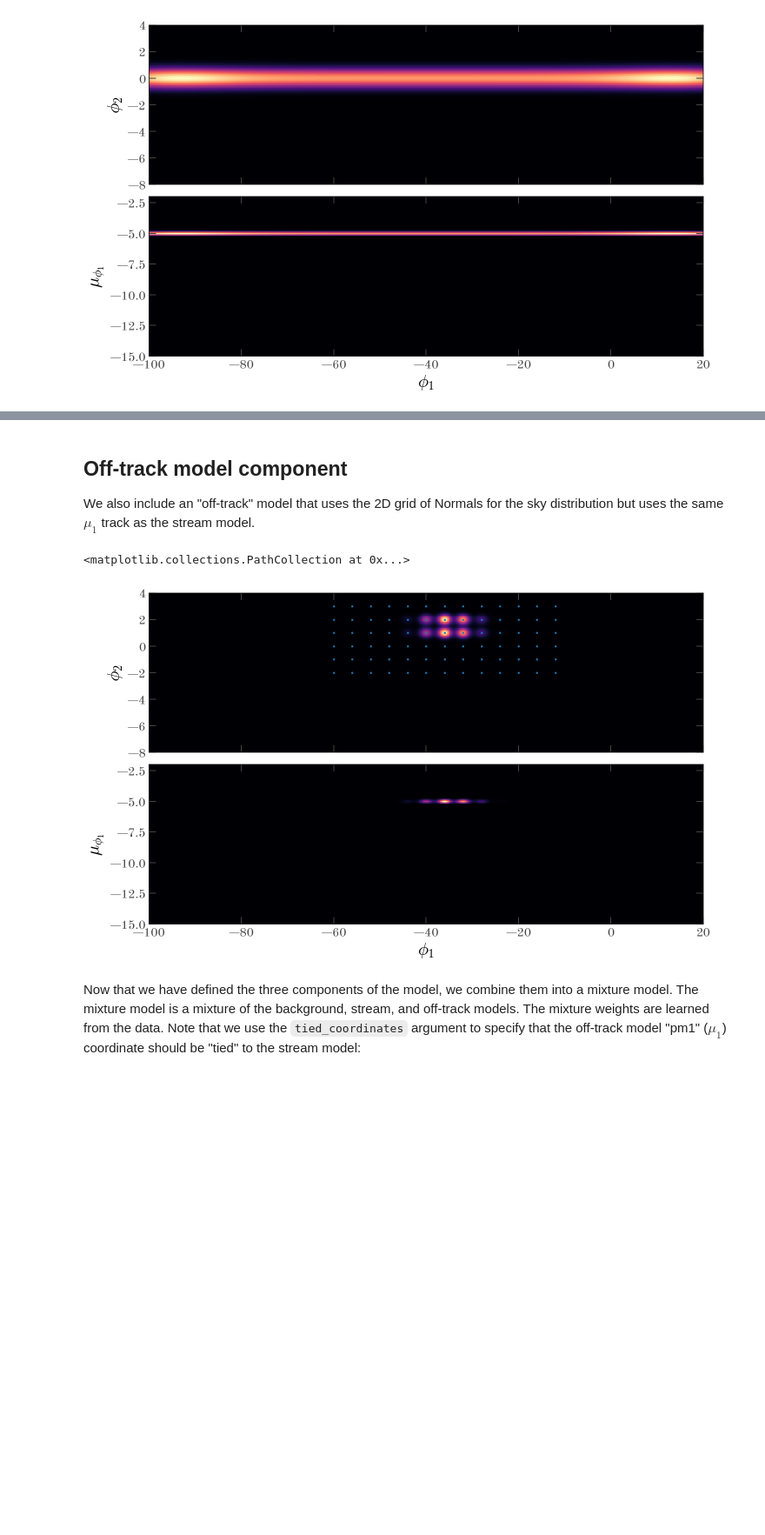
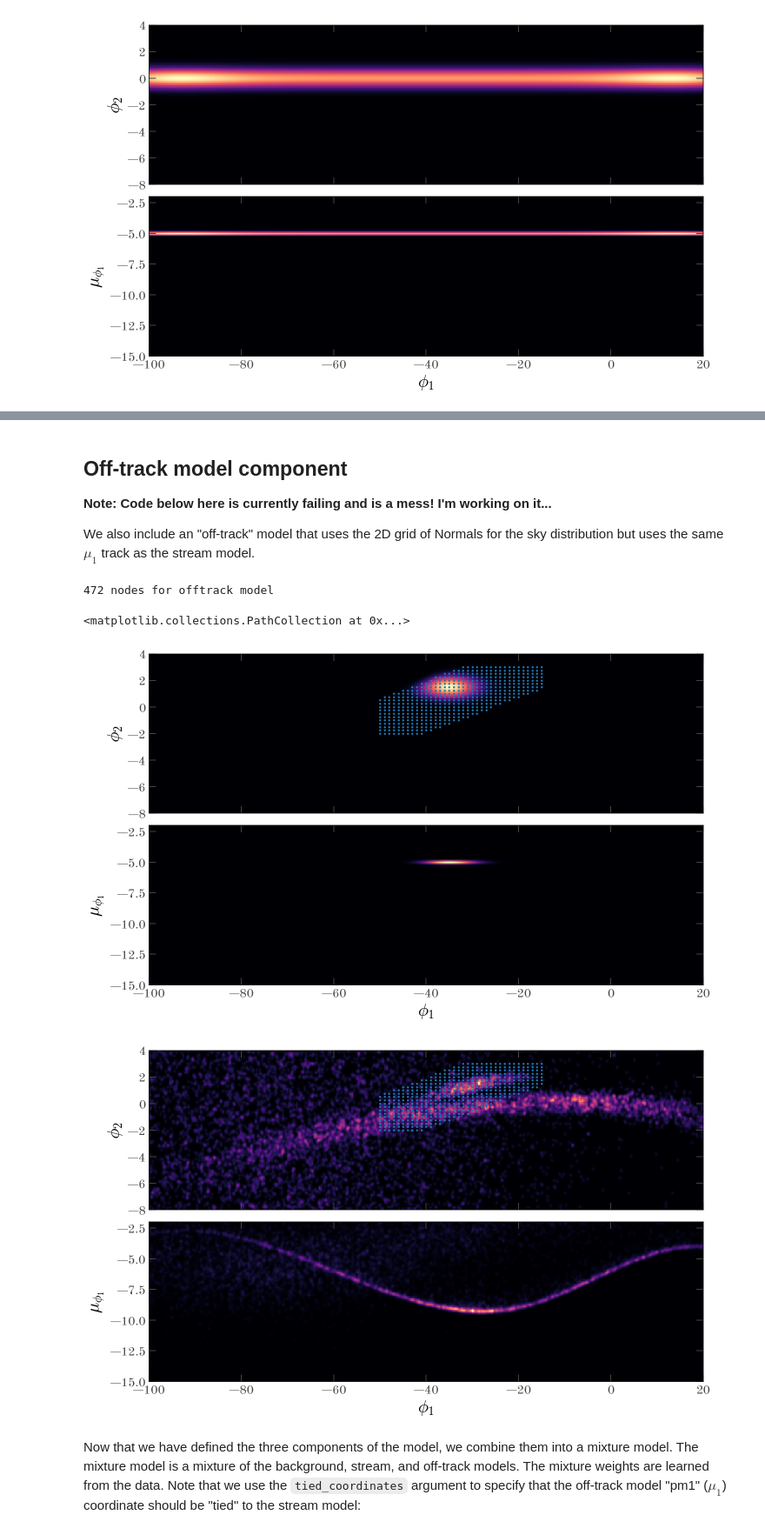
Before and after one commit to stellarstreams/stream-membership, a Jupyter notebook: notebooks/Tutorial-stream-offtrack-background.ipynb, the cells around one changed output, grey strips where cells are left out. Shown at 87% size. Drawn from its saved outputs; the diff is of its cells as text; code cells hidden in the pictures; blank space fills up the shorter version.

```diff
--- a/notebooks/Tutorial-stream-offtrack-background.ipynb
+++ b/notebooks/Tutorial-stream-offtrack-background.ipynb
@@ -218,8 +218,7 @@ stream_model = ModelComponent(
         },
         "phi2": {
             "loc_vals": dist.Uniform(*phi2_lim).expand([stream_phi2_knots.shape[0]]),
-            # "scale_vals": dist.Uniform(-6, 1).expand([stream_phi2_knots.shape[0]]),
-            "scale_vals": dist.HalfNormal(1.0).expand([stream_phi2_knots.shape[0]]),
+            "scale_vals": dist.HalfNormal(0.25).expand([stream_phi2_knots.shape[0]]),
             "knots": stream_phi2_knots,
             "x": data["phi1"],
             "low": phi2_lim[0],
@@ -231,9 +230,7 @@ stream_model = ModelComponent(
             "loc_vals": dist.Uniform(-15, pm1_lim[1]).expand(
                 [stream_pm1_knots.shape[0]]
             ),
-            # "ln_scale_vals": dist.Uniform(-6, 1),
             "scale_vals": dist.HalfNormal(1.0),
-            # "scale_vals": dist.Uniform(0.1, 1.0),
             "knots": stream_pm1_knots,
             "x": data["phi1"],
             "low": pm1_lim[0],
@@ -270,4 +331,6 @@ _ = stream_model.plot_model_projections(stream_init_params, grids=plot_grids)
 # %% [markdown]
 ## Off-track model component
 
+**Note: Code below here is currently failing and is a mess! I'm working on it...**
+
 We also include an "off-track" model that uses the 2D grid of Normals for the sky distribution but uses the same $\mu_1$ track as the stream model.
@@ -293,13 +337,28 @@ We also include an "off-track" model that uses the 2D grid of Normals for the sk
 # %%
+offtrack_phi1_dx = 1.0
+offtrack_phi2_dx = 0.25
 offtrack_phi12_locs = jnp.stack(
     jnp.meshgrid(
-        # jnp.arange(-60.0, -10.0 + 1e-3, 1.0),
-        # jnp.arange(-2.0, 3.0 + 1e-3, 0.25),
-        jnp.arange(-60.0, -10.0 + 1e-3, 2.0),
-        jnp.arange(-2.0, 3.0 + 1e-3, 0.5),
+        jnp.arange(-50.0, -15.0 + 1e-3, offtrack_phi1_dx),
+        jnp.arange(-2.0, 3.0 + 1e-3, offtrack_phi2_dx),
     ),
     axis=-1,
 ).reshape(-1, 2)
+
+# Remove nodes in areas we don't have data:
+offtrack_node_mask = np.ones(offtrack_phi12_locs.shape[0], dtype=bool)
+pt1 = (-55, 0)
+pt2 = (-40, 2)
+m = (pt2[1] - pt1[1]) / (pt2[0] - pt1[0])
+offtrack_node_mask &= offtrack_phi12_locs[:, 1] < (
+    m * (offtrack_phi12_locs[:, 0] - pt1[0]) + pt1[1]
+)
+offtrack_node_mask &= offtrack_phi12_locs[:, 1] > (
+    m * (offtrack_phi12_locs[:, 0] - pt1[0]) + pt1[1] - 4.0
+)
+
+offtrack_phi12_locs = offtrack_phi12_locs[offtrack_node_mask]
+print(f"{offtrack_phi12_locs.shape[0]} nodes for offtrack model")
 
 offtrack_model = ModelComponent(
     name="offtrack",
@@ -314,7 +373,9 @@ offtrack_model = ModelComponent(
                 dist.Dirichlet(jnp.full(offtrack_phi12_locs.shape[0], 0.5)),
             ),
             "locs": offtrack_phi12_locs.T,
-            "scales": dist.HalfNormal(10.0).expand((2, 1)),
+            "scales": dist.HalfNormal(
+                jnp.array([offtrack_phi1_dx, offtrack_phi2_dx])[:, None]
+            ),
             "low": jnp.array([phi1_lim[0], phi2_lim[0]])[:, None],
             "high": jnp.array([phi1_lim[1], phi2_lim[1]])[:, None],
         },
@@ -325,6 +386,8 @@ offtrack_model = ModelComponent(
     },
     conditional_data={"pm1": {"x": "phi1"}},
 )
+# %% [output]
+472 nodes for offtrack model
 # %%
 _init_prob = (
     np.exp(-0.5 * (offtrack_phi12_locs[:, 0] - -35) ** 2 / 4**2)
@@ -343,13 +406,19 @@ offtrack_init_params = {
 # %%
 fig, axes = offtrack_model.plot_model_projections(
     offtrack_init_params, grids=plot_grids
 )
 axes[0].scatter(
     offtrack_phi12_locs[:, 0], offtrack_phi12_locs[:, 1], color="tab:blue", s=2
 )
+
+fig, axes = plot_data_projections(data, grids=plot_grids)
+axes[0].scatter(
+    offtrack_phi12_locs[:, 0], offtrack_phi12_locs[:, 1], color="tab:blue", s=2
+)
 # %% [output]
 <matplotlib.collections.PathCollection at 0x...>
-[figure, old version]
+[figure, new version]
+[figure, added]
 # %% [markdown]
 Now that we have defined the three components of the model, we combine them into a mixture model. The mixture model is a mixture of the background, stream, and off-track models. The mixture weights are learned from the data. Note that we use the `tied_coordinates` argument to specify that the off-track model "pm1" ($\mu_1$) coordinate should be "tied" to the stream model:
 # %%
```
Also changed, not shown: parts of 36 cells of this notebook, 1 other file.
